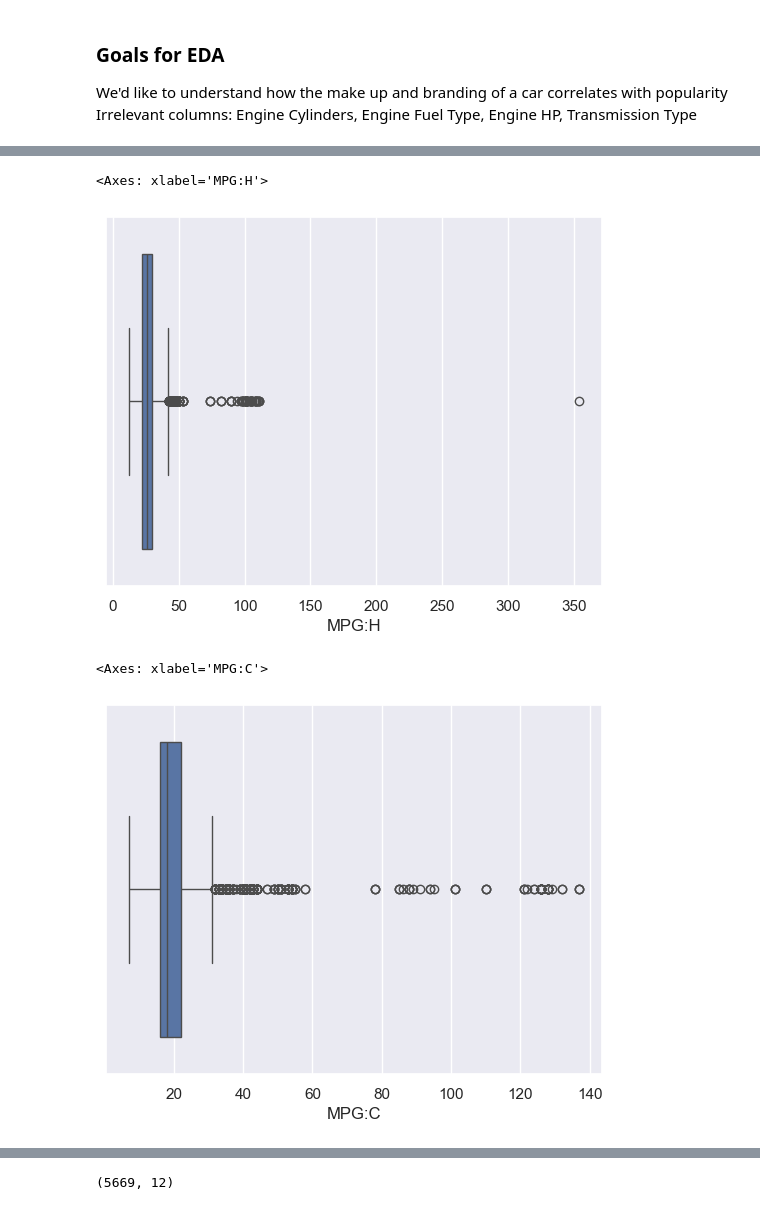
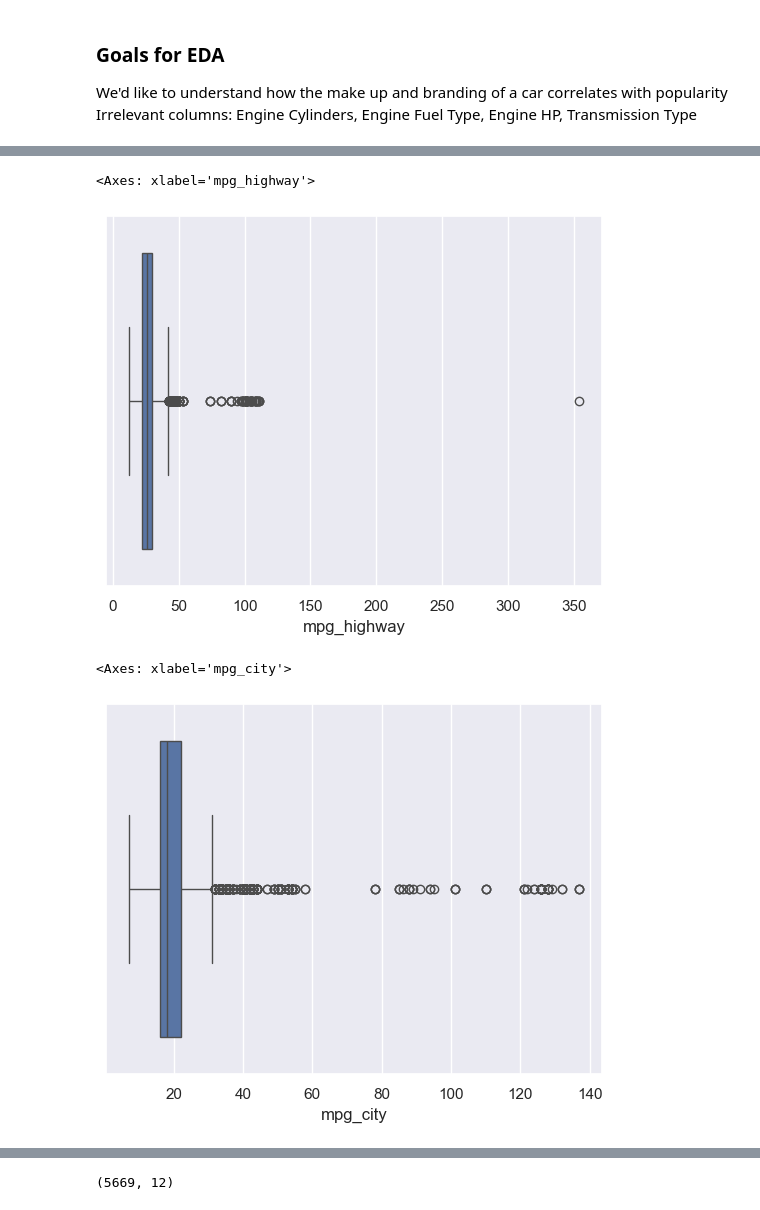
Before and after one commit to LaureaYue/SEIS-Group-4-Project, a Jupyter notebook: project4-group2.ipynb, the cells around one changed output, grey strips where cells are left out. Drawn from its saved outputs; the diff is of its cells as text; code cells hidden in the pictures.

Commit message:
Update column names to snake_case convention and update box plots with new column names

```diff
--- a/project4-group2.ipynb
+++ b/project4-group2.ipynb
@@ -58,7 +58,15 @@ df.head(5)
 | 3 | BMW | 1 Series | 2011 | rear wheel drive | 2.0 | Luxury,Performance | Compact | ... |
 | 4 | BMW | 1 Series | 2011 | rear wheel drive | 2.0 | Luxury | Compact | ... |
 # %%
-# Rename columns
-df = df.rename(columns={"Driven_Wheels": "Drive Type","highway MPG": "MPG:H", "city mpg": "MPG:C", "MSRP": "List Price" })
+# Rename columns and convert to snake_case convetion
+df = df.rename(columns={"Driven_Wheels": "drive_type",
+                        "Number of Doors": "number_of_doors",
+                        "Market Category": "market_category",
+                        "Vehicle Size": "vehicle_size",
+                        "Vehicle Style": "vehicle_style",
+                        "highway MPG": "mpg_highway",
+                        "city mpg": "mpg_city",
+                        "MSRP": "list_price" })
+df.columns = df.columns.str.lower()
 df.head(5)
 # %% [output]
@@ -130,13 +138,13 @@ display("Tail", df.tail(5))
 # %%
 # Detect and remove outliers
 # Let's take a look at MPG:H, MPG:C, Populatiry, and List Price
-sns.boxplot(x=df['MPG:H'])
+sns.boxplot(x=df['mpg_highway'])
 # %% [output]
-<Axes: xlabel='MPG:H'>
+<Axes: xlabel='mpg_highway'>
-[figure, old version]
+[figure, new version]
 # %%
-sns.boxplot(x=df['MPG:C'])
+sns.boxplot(x=df['mpg_city'])
 # %% [output]
-<Axes: xlabel='MPG:C'>
+<Axes: xlabel='mpg_city'>
-[figure, old version]
+[figure, new version]
 # %%
```
Also changed, not shown: parts of 6 cells of this notebook.
